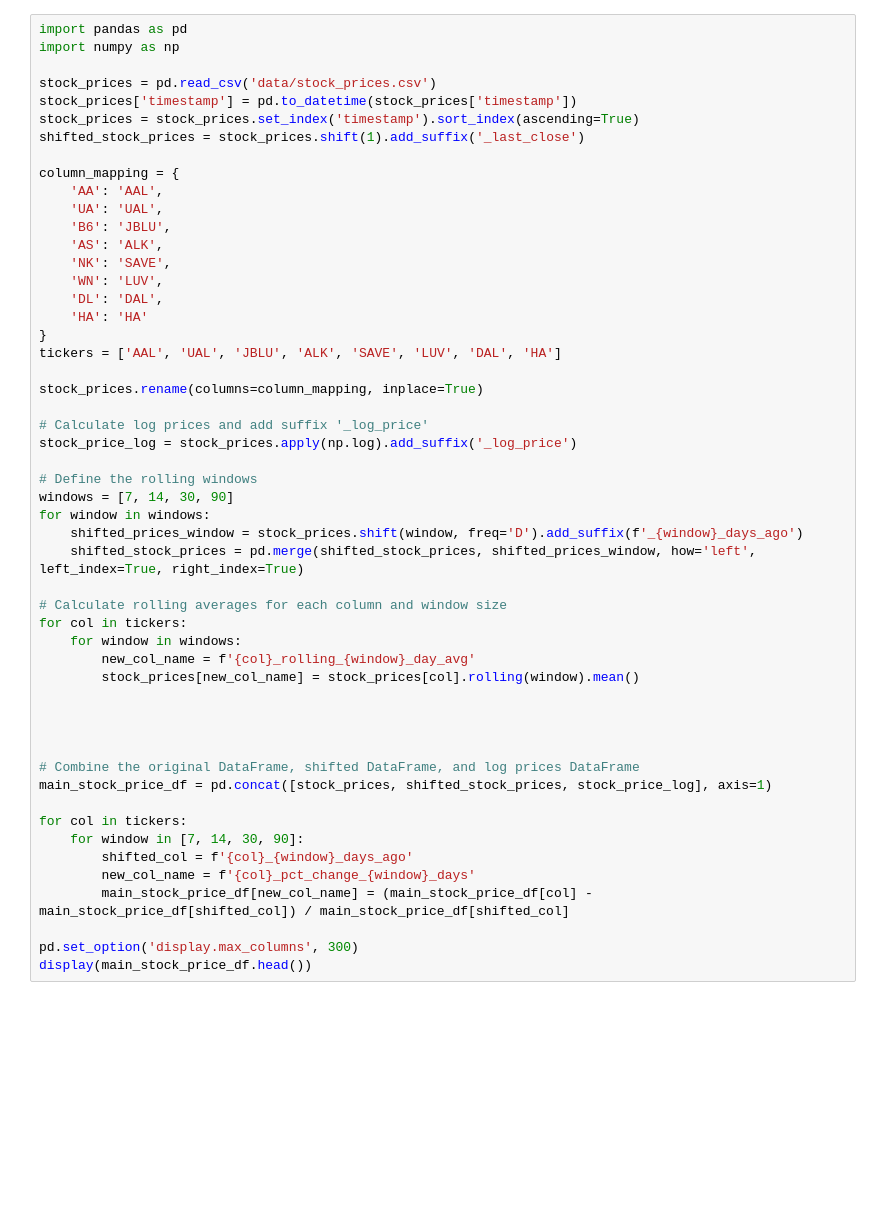
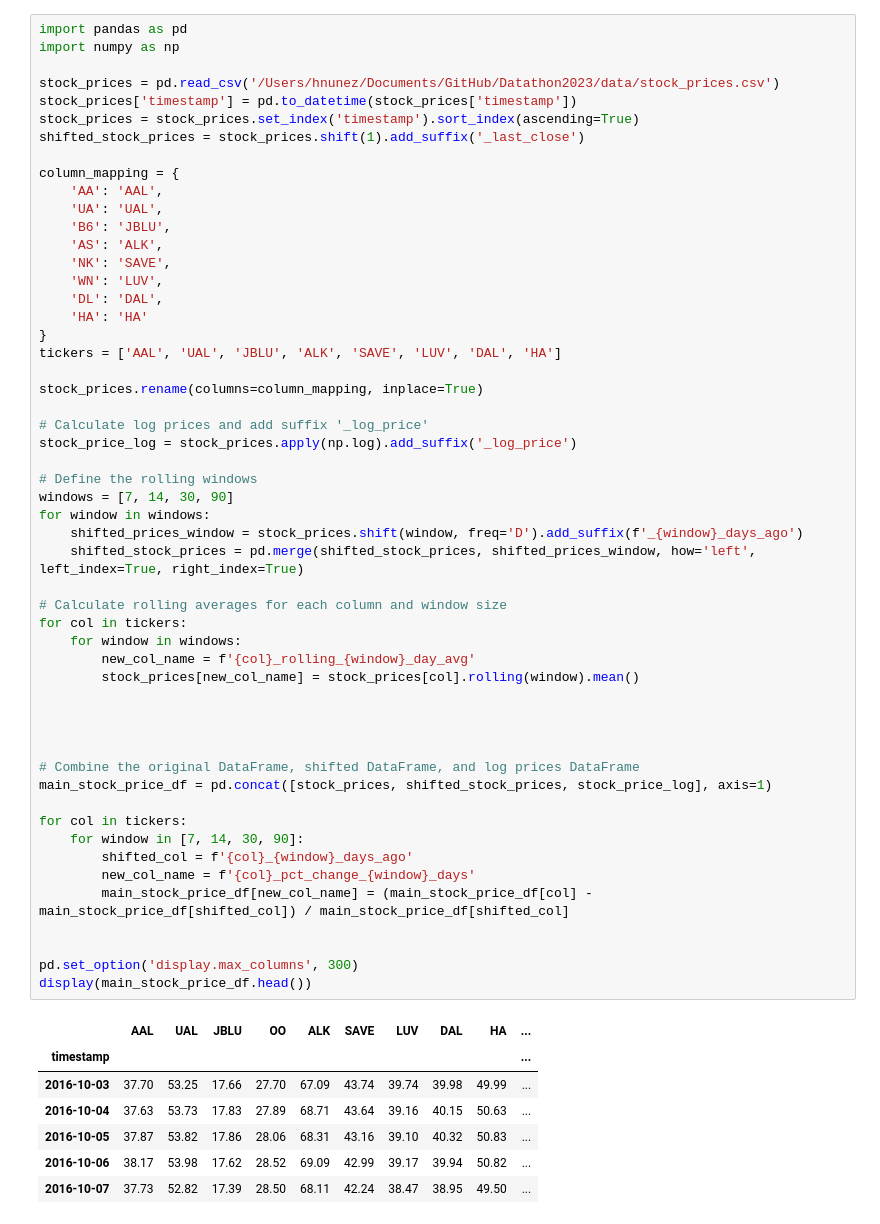
Before and after one commit to liamos7/CitadelDatathon2023-Team4, a Jupyter notebook: stock_data/stock_data.ipynb, the cells around one changed output. Saved outputs shown, nothing was run; the diff lists cells and outputs as text; blank space fills up the shorter version.

```diff
--- a/stock_data/stock_data.ipynb
+++ b/stock_data/stock_data.ipynb
@@ -2,7 +2,7 @@
 import pandas as pd
 import numpy as np
 
-stock_prices = pd.read_csv('data/stock_prices.csv')
+stock_prices = pd.read_csv('/Users/hnunez/Documents/GitHub/Datathon2023/data/stock_prices.csv')
 stock_prices['timestamp'] = pd.to_datetime(stock_prices['timestamp'])
 stock_prices = stock_prices.set_index('timestamp').sort_index(ascending=True)
 shifted_stock_prices = stock_prices.shift(1).add_suffix('_last_close')
@@ -23,30 +23,39 @@ stock_prices.rename(columns=column_mapping, inplace=True)
 
 # Calculate log prices and add suffix '_log_price'
 stock_price_log = stock_prices.apply(np.log).add_suffix('_log_price')
 
 # Define the rolling windows
 windows = [7, 14, 30, 90]
 for window in windows:
     shifted_prices_window = stock_prices.shift(window, freq='D').add_suffix(f'_{window}_days_ago')
     shifted_stock_prices = pd.merge(shifted_stock_prices, shifted_prices_window, how='left', left_index=True, right_index=True)
 
 # Calculate rolling averages for each column and window size
 for col in tickers:
     for window in windows:
         new_col_name = f'{col}_rolling_{window}_day_avg'
         stock_prices[new_col_name] = stock_prices[col].rolling(window).mean()
 
 
 
 
 # Combine the original DataFrame, shifted DataFrame, and log prices DataFrame
 main_stock_price_df = pd.concat([stock_prices, shifted_stock_prices, stock_price_log], axis=1)
 
 for col in tickers:
     for window in [7, 14, 30, 90]:
         shifted_col = f'{col}_{window}_days_ago'
         new_col_name = f'{col}_pct_change_{window}_days'
         main_stock_price_df[new_col_name] = (main_stock_price_df[col] - main_stock_price_df[shifted_col]) / main_stock_price_df[shifted_col]
 
+
 pd.set_option('display.max_columns', 300)
 display(main_stock_price_df.head())
+# %% [output]
+|  | AAL | UAL | JBLU | OO | ALK | SAVE | LUV | DAL | HA | ... |
+| timestamp |  |  |  |  |  |  |  |  |  | ... |
+| 2016-10-03 | 37.70 | 53.25 | 17.66 | 27.70 | 67.09 | 43.74 | 39.74 | 39.98 | 49.99 | ... |
+| 2016-10-04 | 37.63 | 53.73 | 17.83 | 27.89 | 68.71 | 43.64 | 39.16 | 40.15 | 50.63 | ... |
+| 2016-10-05 | 37.87 | 53.82 | 17.86 | 28.06 | 68.31 | 43.16 | 39.10 | 40.32 | 50.83 | ... |
+| 2016-10-06 | 38.17 | 53.98 | 17.62 | 28.52 | 69.09 | 42.99 | 39.17 | 39.94 | 50.82 | ... |
+| 2016-10-07 | 37.73 | 52.82 | 17.39 | 28.50 | 68.11 | 42.24 | 38.47 | 38.95 | 49.50 | ... |
```
Also changed, not shown: parts of 1 cell of this notebook, 1 other file.
